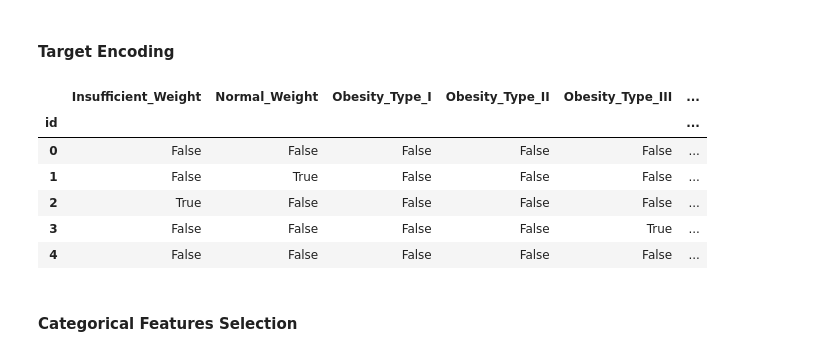
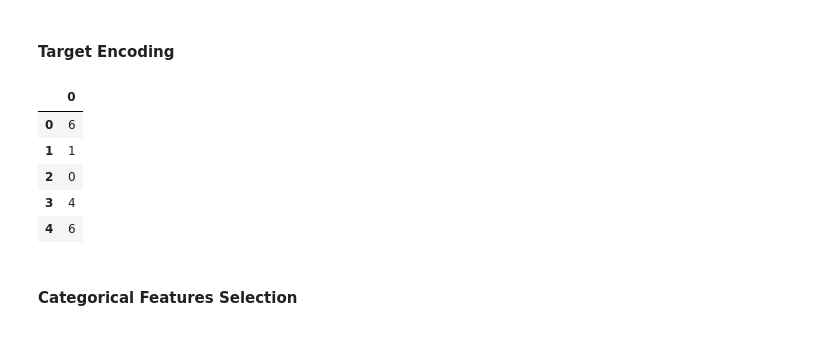
Before and after one commit to aubin4444/DS52-Obesity-Prediction, a Jupyter notebook: obesity.ipynb, the cells around one changed output. Saved outputs shown, nothing was run; the diff lists cells and outputs as text; code cells hidden in the pictures.

```diff
--- a/obesity.ipynb
+++ b/obesity.ipynb
@@ -260,16 +270,15 @@ pd.DataFrame(categorical_data).head()
 #### Target Encoding
 # %%
 labelEncoder = LabelEncoder()
-target = pd.get_dummies(target)
+target = labelEncoder.fit_transform(target)
 pd.DataFrame(target).head()
 # %% [output]
-|  | Insufficient_Weight | Normal_Weight | Obesity_Type_I | Obesity_Type_II | Obesity_Type_III | ... |
-| id |  |  |  |  |  | ... |
-| 0 | False | False | False | False | False | ... |
-| 1 | False | True | False | False | False | ... |
-| 2 | True | False | False | False | False | ... |
-| 3 | False | False | False | False | True | ... |
-| 4 | False | False | False | False | False | ... |
+|  | 0 |
+| 0 | 6 |
+| 1 | 1 |
+| 2 | 0 |
+| 3 | 4 |
+| 4 | 6 |
 # %% [markdown]
 #### Categorical Features Selection
 # %%
```
Also changed, not shown: parts of 12 cells of this notebook.
